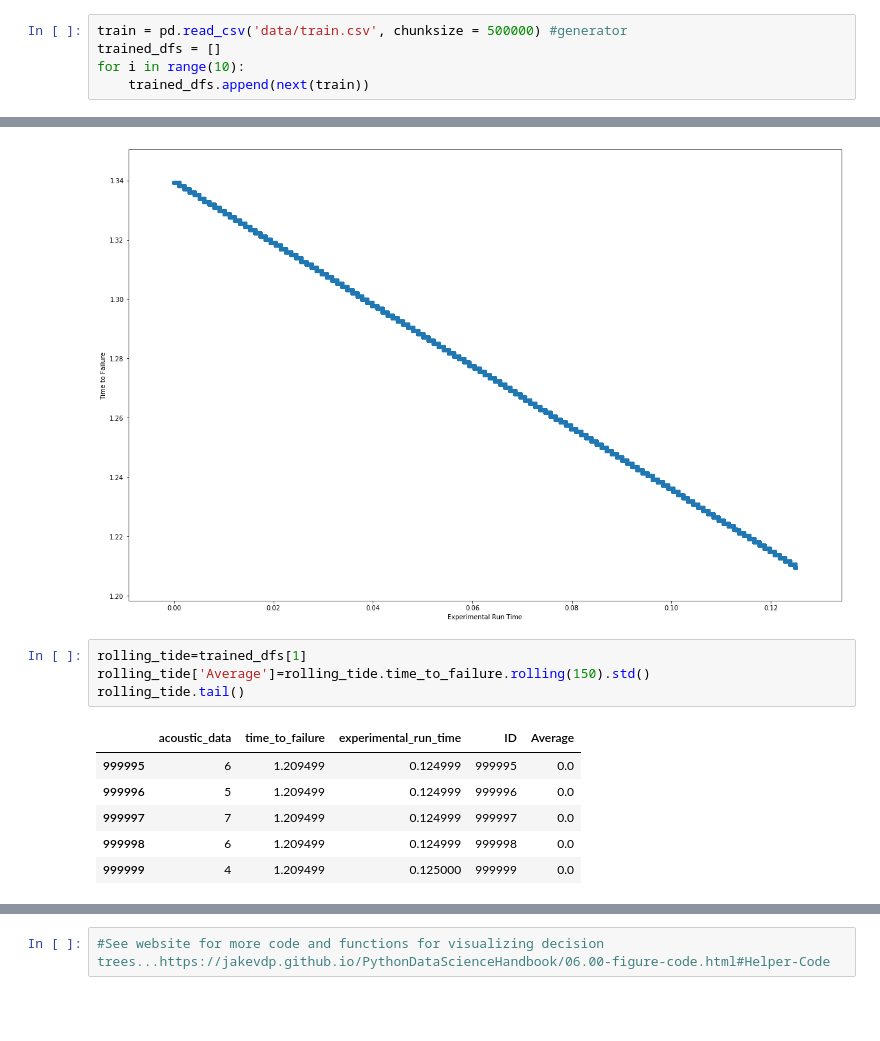
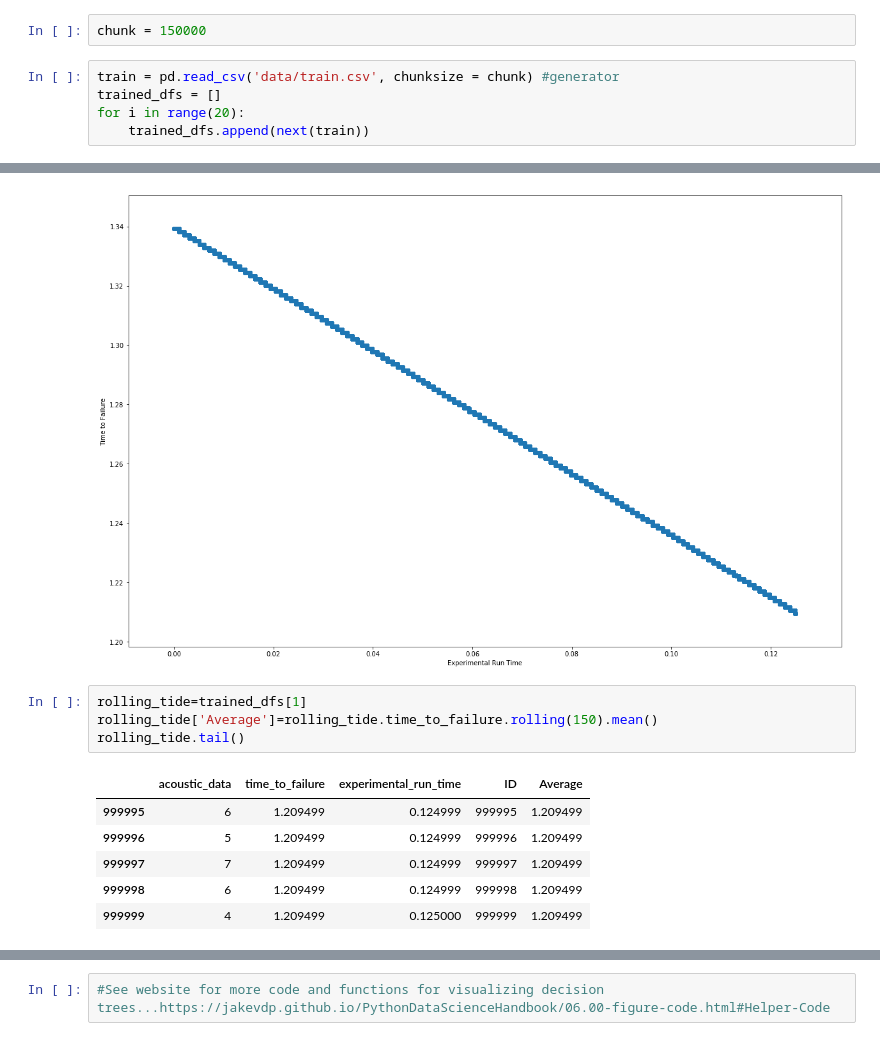
Before and after one commit to unewsome/data-question-7-kaggle-earthquake-predictions, a Jupyter notebook: DQ7 - UWN.ipynb, the cells around one changed output, grey strips where cells are left out. Cells and saved outputs as stored; diff of their text form; blank space fills up the shorter version.

```diff
--- a/DQ7 - UWN.ipynb
+++ b/DQ7 - UWN.ipynb
@@ -4,10 +4,12 @@ import numpy as np
 import seaborn as sns
 import pandas as pd
 %matplotlib inline
+# %%
+chunk = 150000
 # %%
-train = pd.read_csv('data/train.csv', chunksize = 500000) #generator
+train = pd.read_csv('data/train.csv', chunksize = chunk) #generator
 trained_dfs = []
-for i in range(10):
+for i in range(20):
     trained_dfs.append(next(train))
 # %%
 trained_dfs[0].head()
@@ -123,12 +125,12 @@ plt.show()
 [figure]
 # %%
 rolling_tide=trained_dfs[1]
-rolling_tide['Average']=rolling_tide.time_to_failure.rolling(150).std()
+rolling_tide['Average']=rolling_tide.time_to_failure.rolling(150).mean()
 rolling_tide.tail()
 # %% [output]
 |  | acoustic_data | time_to_failure | experimental_run_time | ID | Average |
-| 999995 | 6 | 1.209499 | 0.124999 | 999995 | 0.0 |
-| 999996 | 5 | 1.209499 | 0.124999 | 999996 | 0.0 |
-| 999997 | 7 | 1.209499 | 0.124999 | 999997 | 0.0 |
-| 999998 | 6 | 1.209499 | 0.124999 | 999998 | 0.0 |
-| 999999 | 4 | 1.209499 | 0.125000 | 999999 | 0.0 |
+| 999995 | 6 | 1.209499 | 0.124999 | 999995 | 1.209499 |
+| 999996 | 5 | 1.209499 | 0.124999 | 999996 | 1.209499 |
+| 999997 | 7 | 1.209499 | 0.124999 | 999997 | 1.209499 |
+| 999998 | 6 | 1.209499 | 0.124999 | 999998 | 1.209499 |
+| 999999 | 4 | 1.209499 | 0.125000 | 999999 | 1.209499 |
```
Also changed, not shown: parts of 15 cells of this notebook.
